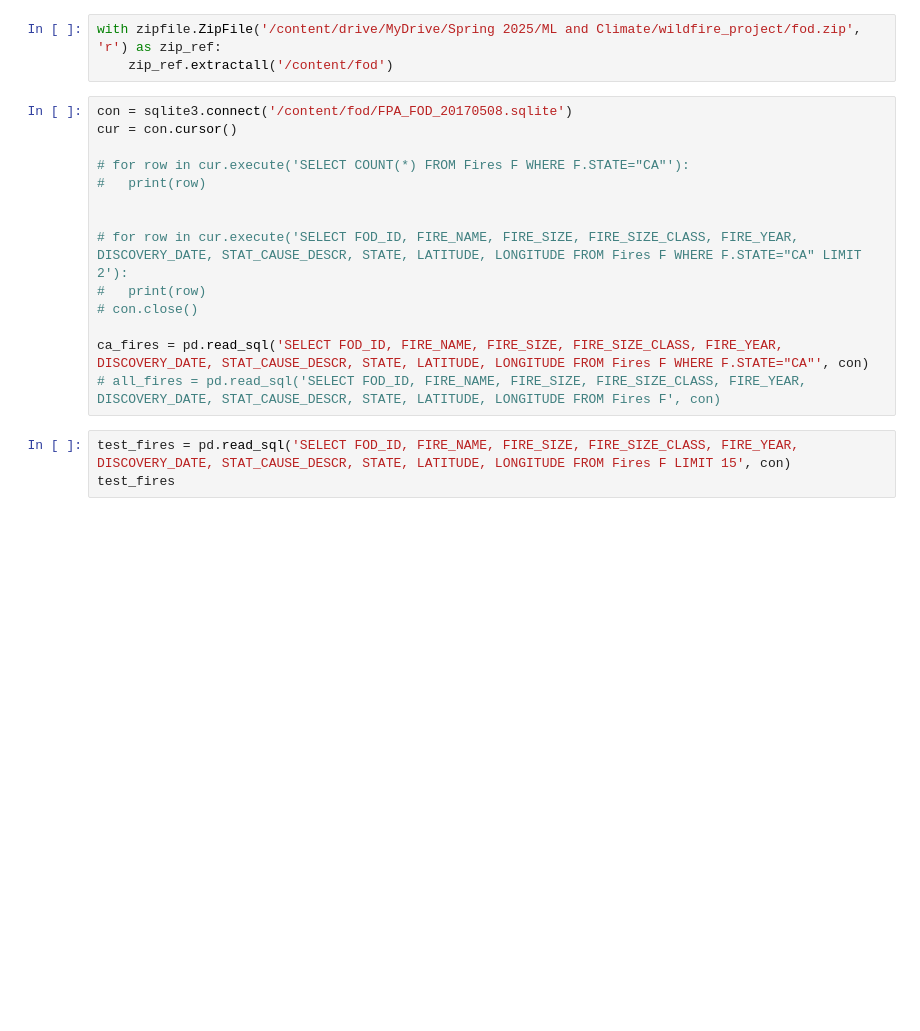
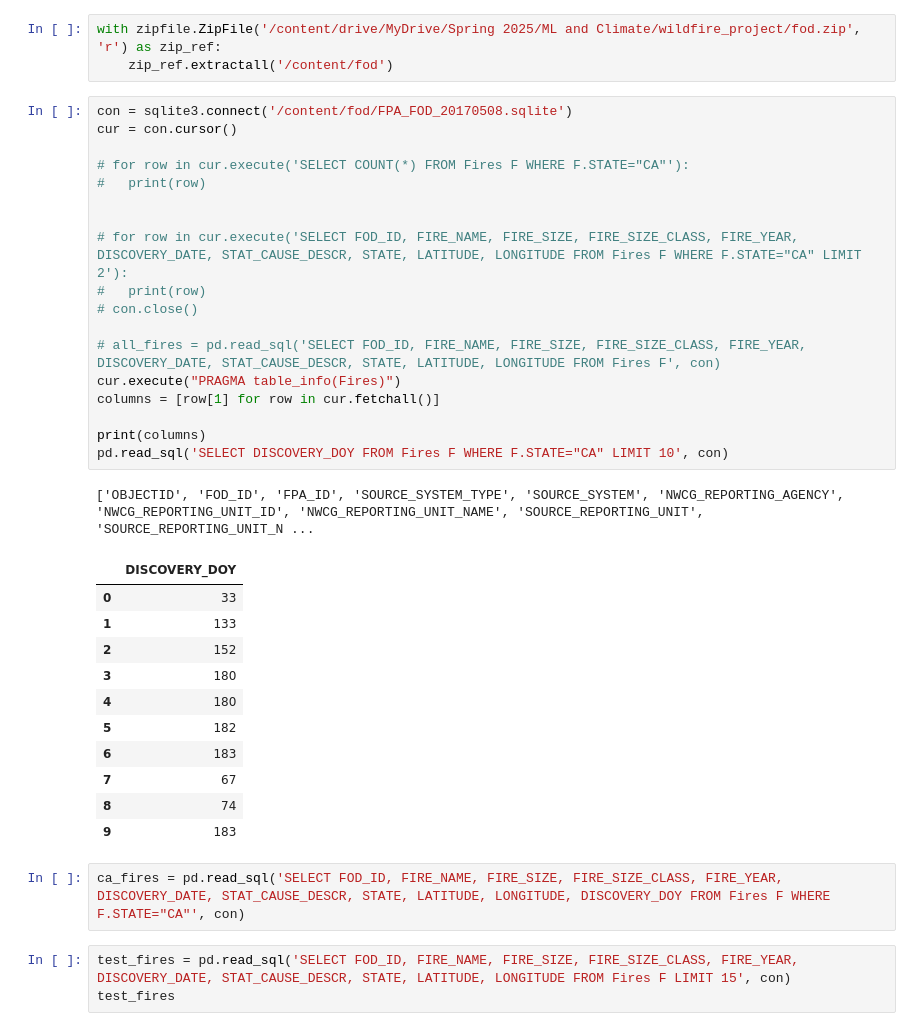
Before and after one commit to jmo2171/ml-climate, a Jupyter notebook: src/wildfire_data_extraction.ipynb, the cells around one changed output. Saved outputs shown, nothing was run; the diff lists cells and outputs as text; blank space fills up the shorter version.

```diff
--- a/src/wildfire_data_extraction.ipynb
+++ b/src/wildfire_data_extraction.ipynb
@@ -45,17 +43,36 @@ with zipfile.ZipFile('/content/drive/MyDrive/Spring 2025/ML and Climate/wildfire
 # %%
 con = sqlite3.connect('/content/fod/FPA_FOD_20170508.sqlite')
 cur = con.cursor()
 
 # for row in cur.execute('SELECT COUNT(*) FROM Fires F WHERE F.STATE="CA"'):
 #   print(row)
 
 
 # for row in cur.execute('SELECT FOD_ID, FIRE_NAME, FIRE_SIZE, FIRE_SIZE_CLASS, FIRE_YEAR, DISCOVERY_DATE, STAT_CAUSE_DESCR, STATE, LATITUDE, LONGITUDE FROM Fires F WHERE F.STATE="CA" LIMIT 2'):
 #   print(row)
 # con.close()
 
-ca_fires = pd.read_sql('SELECT FOD_ID, FIRE_NAME, FIRE_SIZE, FIRE_SIZE_CLASS, FIRE_YEAR, DISCOVERY_DATE, STAT_CAUSE_DESCR, STATE, LATITUDE, LONGITUDE FROM Fires F WHERE F.STATE="CA"', con)
 # all_fires = pd.read_sql('SELECT FOD_ID, FIRE_NAME, FIRE_SIZE, FIRE_SIZE_CLASS, FIRE_YEAR, DISCOVERY_DATE, STAT_CAUSE_DESCR, STATE, LATITUDE, LONGITUDE FROM Fires F', con)
+cur.execute("PRAGMA table_info(Fires)")
+columns = [row[1] for row in cur.fetchall()]
+
+print(columns)
+pd.read_sql('SELECT DISCOVERY_DOY FROM Fires F WHERE F.STATE="CA" LIMIT 10', con)
+# %% [output]
+['OBJECTID', 'FOD_ID', 'FPA_ID', 'SOURCE_SYSTEM_TYPE', 'SOURCE_SYSTEM', 'NWCG_REPORTING_AGENCY', 'NWCG_REPORTING_UNIT_ID', 'NWCG_REPORTING_UNIT_NAME', 'SOURCE_REPORTING_UNIT', 'SOURCE_REPORTING_UNIT_N ...
+|  | DISCOVERY_DOY |
+| 0 | 33 |
+| 1 | 133 |
+| 2 | 152 |
+| 3 | 180 |
+| 4 | 180 |
+| 5 | 182 |
+| 6 | 183 |
+| 7 | 67 |
+| 8 | 74 |
+| 9 | 183 |
+# %%
+ca_fires = pd.read_sql('SELECT FOD_ID, FIRE_NAME, FIRE_SIZE, FIRE_SIZE_CLASS, FIRE_YEAR, DISCOVERY_DATE, STAT_CAUSE_DESCR, STATE, LATITUDE, LONGITUDE, DISCOVERY_DOY FROM Fires F WHERE F.STATE="CA"', con)
 # %%
 test_fires = pd.read_sql('SELECT FOD_ID, FIRE_NAME, FIRE_SIZE, FIRE_SIZE_CLASS, FIRE_YEAR, DISCOVERY_DATE, STAT_CAUSE_DESCR, STATE, LATITUDE, LONGITUDE FROM Fires F LIMIT 15', con)
 test_fires
```
Also changed, not shown: parts of 21 cells of this notebook.
